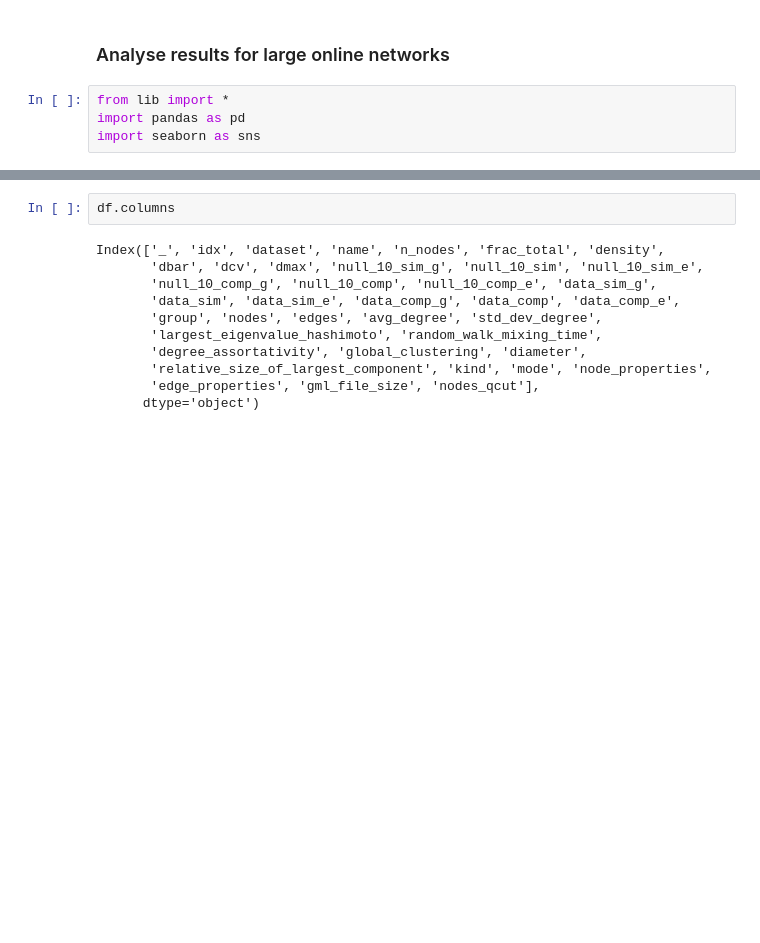
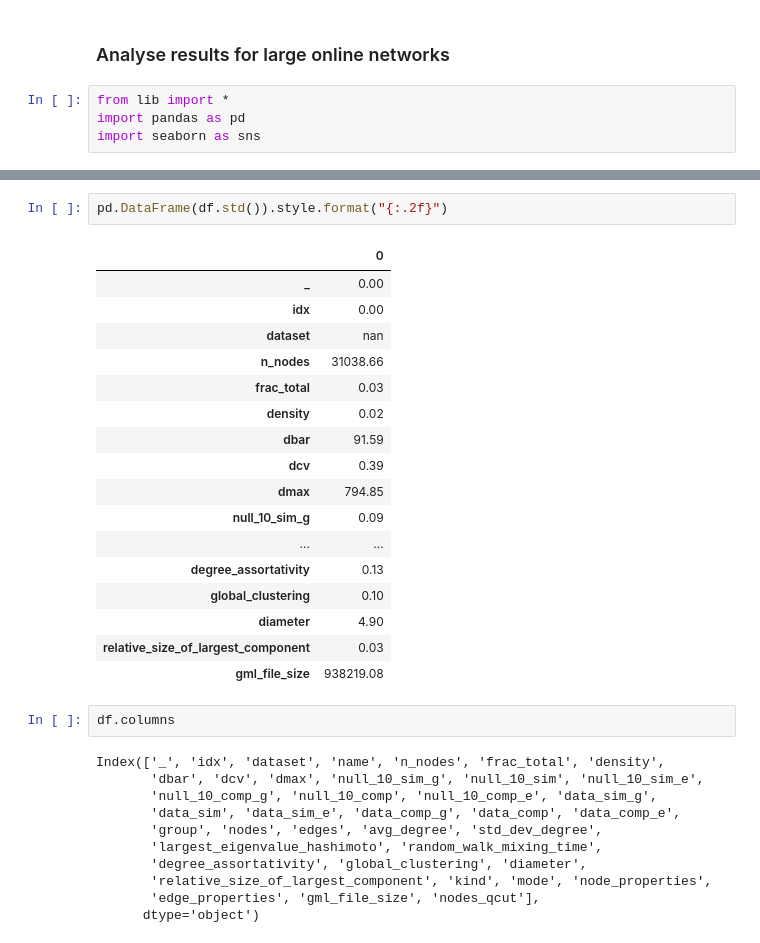
Before and after one commit to alenfrey/uzh-network-science-project, a Jupyter notebook: code/visualise_results_large_online.ipynb, the cells around one changed output, grey strips where cells are left out. Drawn from its saved outputs; the diff is of its cells as text; blank space fills up the shorter version.

```diff
--- a/code/visualise_results_large_online.ipynb
+++ b/code/visualise_results_large_online.ipynb
@@ -17,3 +37,23 @@ df = df.merge(all_online_networks, on="name")
+# %%
+pd.DataFrame(df.std()).style.format("{:.2f}")
+# %% [output]
+|  | 0 |
+| _ | 0.00 |
+| idx | 0.00 |
+| dataset | nan |
+| n_nodes | 31038.66 |
+| frac_total | 0.03 |
+| density | 0.02 |
+| dbar | 91.59 |
+| dcv | 0.39 |
+| dmax | 794.85 |
+| null_10_sim_g | 0.09 |
+| ... | ... |
+| degree_assortativity | 0.13 |
+| global_clustering | 0.10 |
+| diameter | 4.90 |
+| relative_size_of_largest_component | 0.03 |
+| gml_file_size | 938219.08 |
 # %%
 df.columns
 # %% [output]
```
Also changed, not shown: parts of 18 cells of this notebook, 4 other files.
